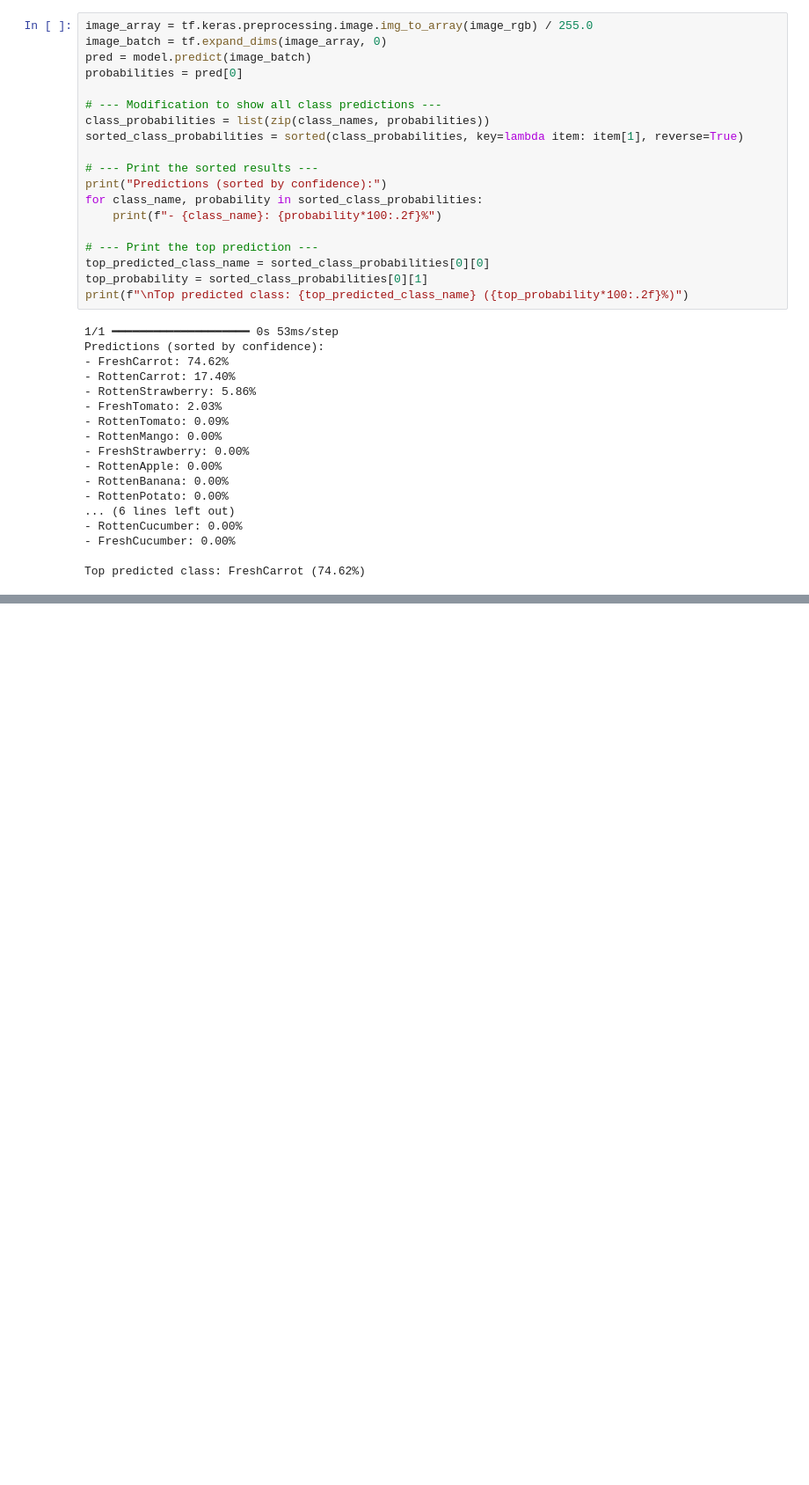
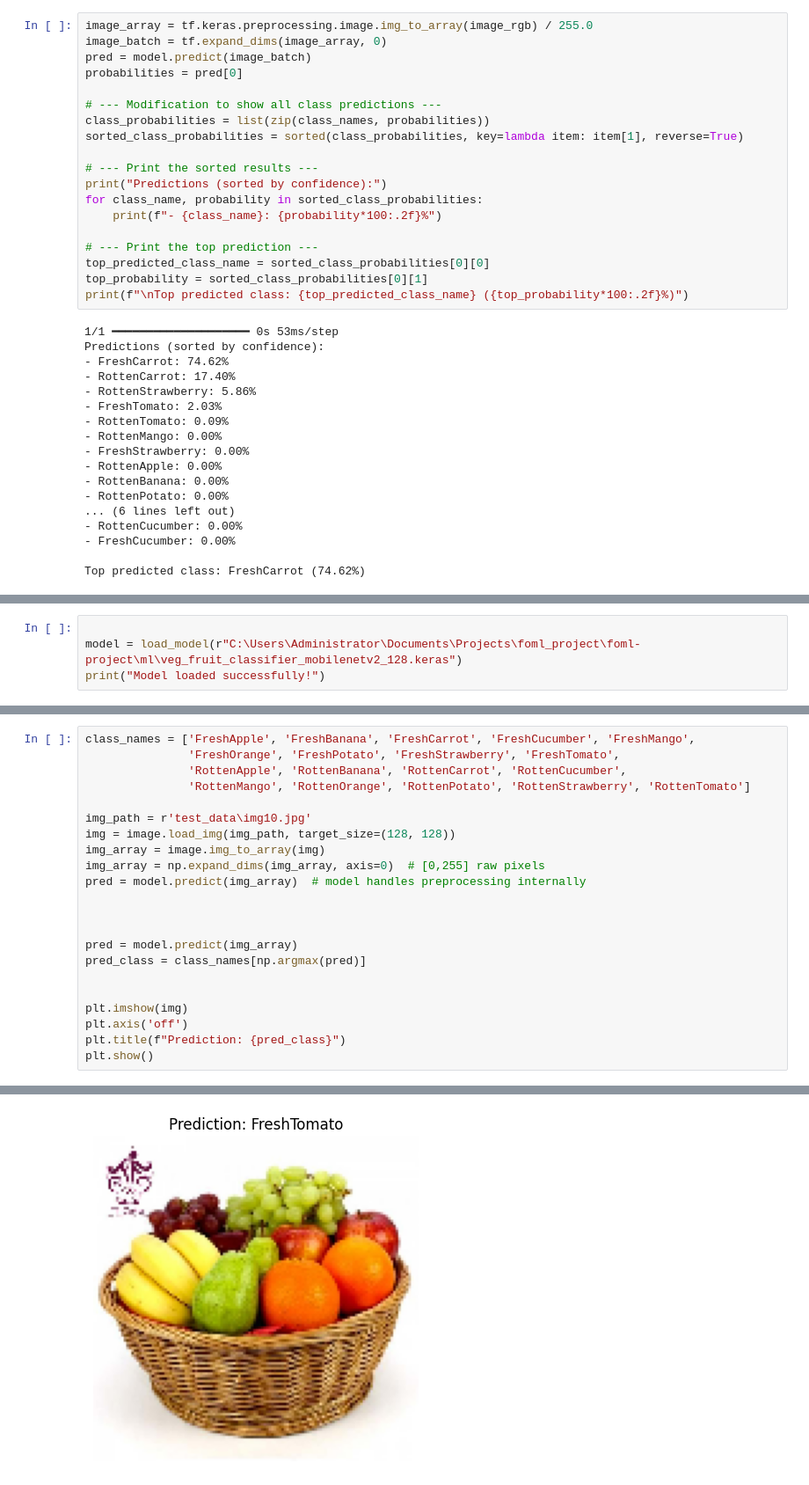
Before and after one commit to Ar-Srivas/foml-project, a Jupyter notebook: ml/cnn_train.ipynb, the cells around one changed output, grey strips where cells are left out. Shown: that part at 88% size. Drawn from its saved outputs; the diff is of its cells as text; blank space fills up the shorter version.

Commit message:
fine tuned model logic

```diff
--- a/ml/cnn_train.ipynb
+++ b/ml/cnn_train.ipynb
@@ -172,0 +179,4 @@ Top predicted class: FreshCarrot (74.62%)
+# %%
+
+model = load_model(r"C:\Users\Administrator\Documents\Projects\foml_project\foml-project\ml\veg_fruit_classifier_mobilenetv2_128.keras")
+print("Model loaded successfully!")
@@ -172,0 +212,23 @@ Top predicted class: FreshCarrot (74.62%)
+# %%
+class_names = ['FreshApple', 'FreshBanana', 'FreshCarrot', 'FreshCucumber', 'FreshMango',
+               'FreshOrange', 'FreshPotato', 'FreshStrawberry', 'FreshTomato',
+               'RottenApple', 'RottenBanana', 'RottenCarrot', 'RottenCucumber',
+               'RottenMango', 'RottenOrange', 'RottenPotato', 'RottenStrawberry', 'RottenTomato']
+
+img_path = r'test_data\img10.jpg'
+img = image.load_img(img_path, target_size=(128, 128))
+img_array = image.img_to_array(img)
+img_array = np.expand_dims(img_array, axis=0)  # [0,255] raw pixels
+pred = model.predict(img_array)  # model handles preprocessing internally
+
+
+
+pred = model.predict(img_array)
+pred_class = class_names[np.argmax(pred)]
+
+
+plt.imshow(img)
+plt.axis('off')
+plt.title(f"Prediction: {pred_class}")
+plt.show()
+# %% [output]
@@ -172,0 +237 @@ Top predicted class: FreshCarrot (74.62%)
+[figure, added]
```
Also changed, not shown: parts of 8 cells of this notebook, 11 other files.
